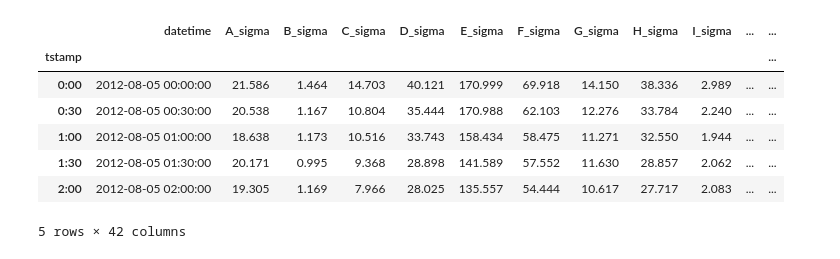
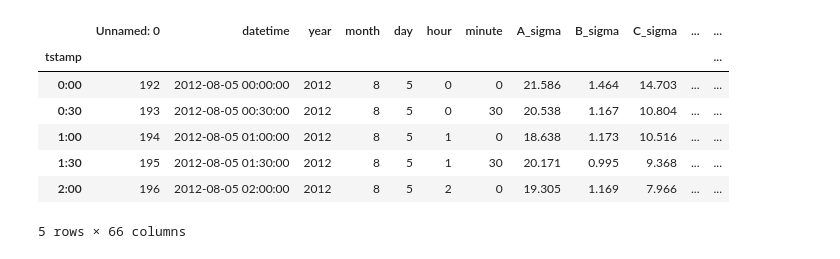
Before and after one commit to group-1-project-1/london-power-analysis, a Jupyter notebook: notebooks/Usain_2012.ipynb, the cells around one changed output. Saved outputs shown, nothing was run; the diff lists cells and outputs as text; code cells hidden in the pictures.

```diff
--- a/notebooks/Usain_2012.ipynb
+++ b/notebooks/Usain_2012.ipynb
@@ -49,19 +9,16 @@ def eventPlotter(dfx, title, tsb, tse):
-# %%
-# Create a dataframe representing energy consumption for August 8th 2012, the day
-# of the Usain Bolt's  game.
-
-df_Usain_8_05 = df.loc[df['day']==5]
-df_Usain_8_05 = df_Usain_8_05.set_index(df_Usain_8_05["tstamp"])
-df_Usain_8_05.head(5)
-# %% [output]
-|  | datetime | A_sigma | B_sigma | C_sigma | D_sigma | E_sigma | F_sigma | G_sigma | H_sigma | I_sigma | ... | ... |
-| tstamp |  |  |  |  |  |  |  |  |  |  |  | ... |
-| 0:00 | 2012-08-05 00:00:00 | 21.586 | 1.464 | 14.703 | 40.121 | 170.999 | 69.918 | 14.150 | 38.336 | 2.989 | ... | ... |
-| 0:30 | 2012-08-05 00:30:00 | 20.538 | 1.167 | 10.804 | 35.444 | 170.988 | 62.103 | 12.276 | 33.784 | 2.240 | ... | ... |
-| 1:00 | 2012-08-05 01:00:00 | 18.638 | 1.173 | 10.516 | 33.743 | 158.434 | 58.475 | 11.271 | 32.550 | 1.944 | ... | ... |
-| 1:30 | 2012-08-05 01:30:00 | 20.171 | 0.995 | 9.368 | 28.898 | 141.589 | 57.552 | 11.630 | 28.857 | 2.062 | ... | ... |
-| 2:00 | 2012-08-05 02:00:00 | 19.305 | 1.169 | 7.966 | 28.025 | 135.557 | 54.444 | 10.617 | 27.717 | 2.083 | ... | ... |
-5 rows × 42 columns
+# %%
+Usain_8_05 = df.loc[df['day']==5].loc[df['month']==8].loc[df['year']==2012]
+df_Usain_8_05 = Usain_8_05.set_index(Usain_8_05["tstamp"])
+df_Usain_8_05.head(5)
+# %% [output]
+|  | Unnamed: 0 | datetime | year | month | day | hour | minute | A_sigma | B_sigma | C_sigma | ... | ... |
+| tstamp |  |  |  |  |  |  |  |  |  |  |  | ... |
+| 0:00 | 192 | 2012-08-05 00:00:00 | 2012 | 8 | 5 | 0 | 0 | 21.586 | 1.464 | 14.703 | ... | ... |
+| 0:30 | 193 | 2012-08-05 00:30:00 | 2012 | 8 | 5 | 0 | 30 | 20.538 | 1.167 | 10.804 | ... | ... |
+| 1:00 | 194 | 2012-08-05 01:00:00 | 2012 | 8 | 5 | 1 | 0 | 18.638 | 1.173 | 10.516 | ... | ... |
+| 1:30 | 195 | 2012-08-05 01:30:00 | 2012 | 8 | 5 | 1 | 30 | 20.171 | 0.995 | 9.368 | ... | ... |
+| 2:00 | 196 | 2012-08-05 02:00:00 | 2012 | 8 | 5 | 2 | 0 | 19.305 | 1.169 | 7.966 | ... | ... |
+5 rows × 66 columns
 # %%
 # Enter details for the Usain Bolt's 100 meter's final which took place on day 8th
 # between 21.50 and 21.55 (approx).
```
Also changed, not shown: parts of 6 cells of this notebook, 1 other file.
